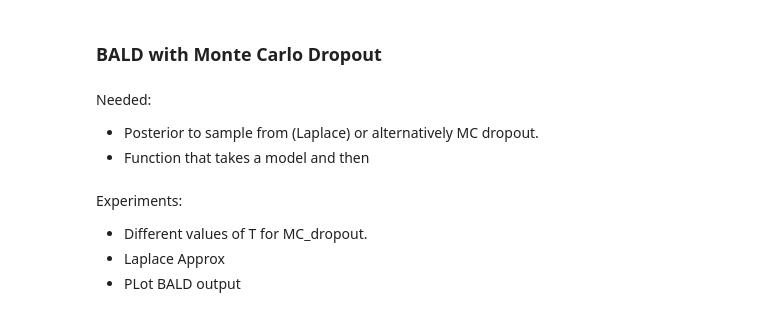
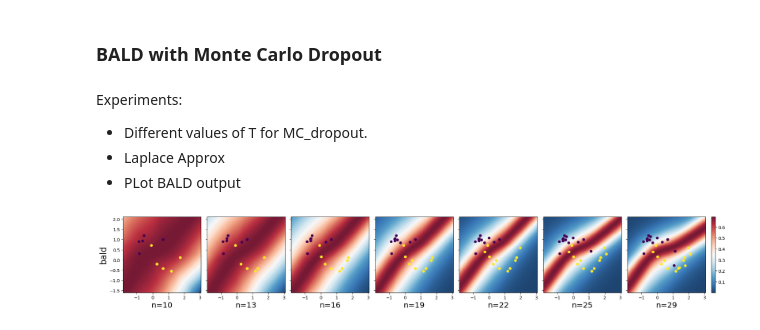
Before and after one commit to MadsBirch/bayesian-active-learning, a Jupyter notebook: notebooks/1.0 - TwoMoonsEDA.ipynb, the cells around one changed output. Drawn from its saved outputs; the diff is of its cells as text; code cells hidden in the pictures.

Commit message:
bald output plotted

```diff
--- a/notebooks/1.0 - TwoMoonsEDA.ipynb
+++ b/notebooks/1.0 - TwoMoonsEDA.ipynb
@@ -398,7 +398,3 @@ plt.show()
 [figure]
 # %% [markdown]
 ### BALD with Monte Carlo Dropout
-# %% [markdown]
-Needed:
-- Posterior to sample from (Laplace) or alternatively MC dropout.
-- Function that takes a model and then
@@ -440,3 +403,76 @@ Experiments:
 - Different values of T for MC_dropout.
 - Laplace Approx
 - PLot BALD output
+# %%
+lr = 1e-4
+num_queries = 6
+query_size = 3
+
+# figure init
+fig, axs = plt.subplots(nrows=1, ncols=num_queries+1, figsize=(20, 3),sharex=True, sharey=True)
+j = 0
+
+# reset dataset, model and optimizer
+train_set.reset_mask()
+model = MLP()
+optimizer = optim.Adam(model.parameters(), lr = lr)
+
+# train on initial pool
+train_set.update_mask(init_pool_idx)
+labeled_loader = DataLoader(train_set, batch_size=batch_size, num_workers=0,
+                                    sampler=SubsetRandomSampler(init_pool_idx), shuffle = False)
+
+model = train(model, labeled_loader, optimizer, device, num_epochs=num_epochs, plot = False, printout = False)
+
+# plot initial 10 data points, first col in plot
+X, y, xx, yy, entropy_out = get_entropy_grid(model, moons_data = moons_data)
+
+mesh = axs[0].pcolormesh(xx, yy, entropy_out, cmap=plt.cm.RdBu_r, alpha = 0.9)
+axs[0].scatter(X[init_pool_idx,0], X[init_pool_idx,1], c = y[init_pool_idx], s = 30)
+axs[0].set_xlim(X[:,0].min()-0.5, X[:,0].max()+0.5)
+axs[0].set_ylim(X[:,1].min()-0.5, X[:,1].max()+0.5)
+
+labeled_idx_list = []
+
+for i, query in enumerate(range(num_queries)):
+    # quering data points
+
+    sample_idx = query_the_oracle(model, train_set, device, query_strategy='bald', query_size=query_size, T = 100)
+    train_set.update_mask(sample_idx)
+    labeled_idx = np.where(train_set.unlabeled_mask == 0)[0]
+    labeled_idx_list.extend(sample_idx)
+
+    # define a list for plotting the initial 10 points + the queried points
+    plot_idx = init_pool_idx + labeled_idx_list
+
+    labeled_loader = DataLoader(train_set, batch_size=batch_size, num_workers=0,
+                                    sampler=SubsetRandomSampler(labeled_idx), shuffle = False)
+
+    # train model
+    model = train(model, labeled_loader, optimizer, device, num_epochs=num_epochs, plot = False, printout = False)
+
+    # plot grid and scatter for the rest of the cols.
+    X, y, xx, yy, entropy_out = get_entropy_grid(model, moons_data = moons_data)
+
+    mesh = axs[i+1].pcolormesh(xx, yy, entropy_out, cmap=plt.cm.RdBu_r, alpha = 0.9)
+    axs[i+1].scatter(X[plot_idx,0], X[plot_idx,1], c = y[plot_idx], s = 30)
+    axs[i+1].set_xlim(X[:,0].min()-0.5, X[:,0].max()+0.5)
+    axs[i+1].set_ylim(X[:,1].min()-0.5, X[:,1].max()+0.5)
+
+
+fig.tight_layout()
+fig.colorbar(mesh, ax=axs.ravel().tolist(), fraction=0.01, pad=0.01)
+
+# set ylabels to strategy
+axs[0].set_ylabel('bald', fontsize=20)
+
+# set xlabels to number of sampled data points.
+ns = np.linspace(0, query_size*num_queries+1, num_queries+1)
+
+for i, n in enumerate(ns):
+    axs[i].set_xlabel(f'n={int(10+n)}', fontsize=18)
+
+plt.savefig(FIGURE_PATH+'dec_bound_10.png')
+plt.show()
+# %% [output]
+[figure, added]
```
Also changed, not shown: parts of 2 cells of this notebook, 2 other files.
